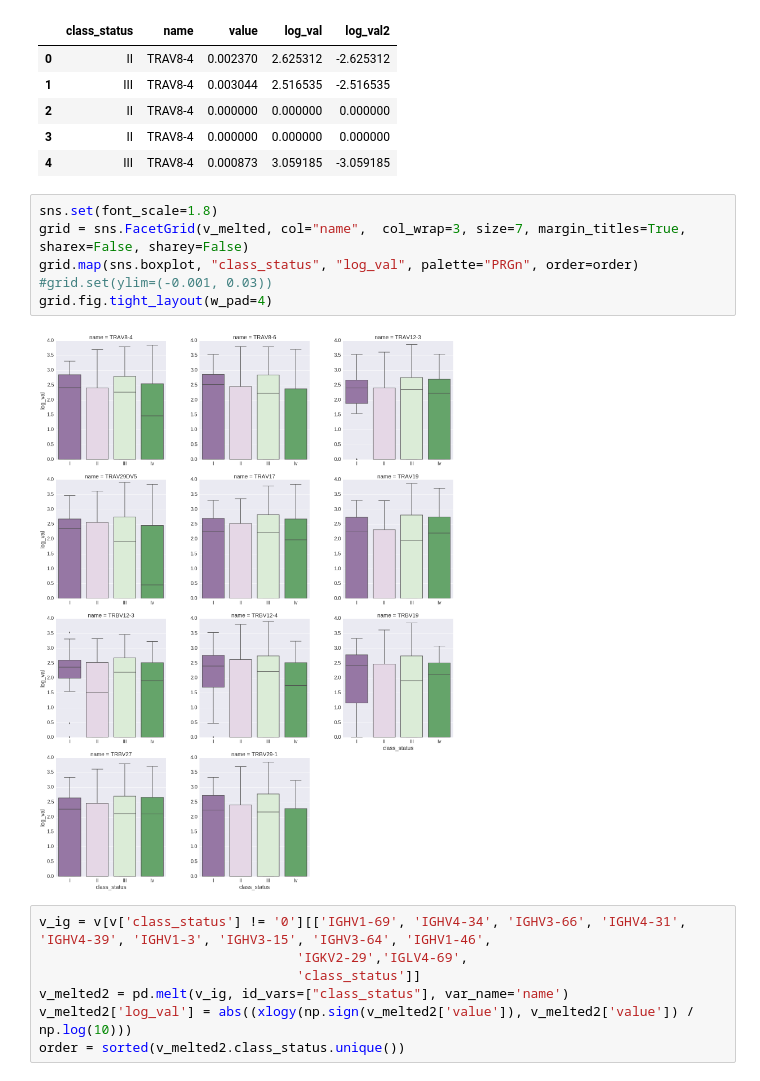
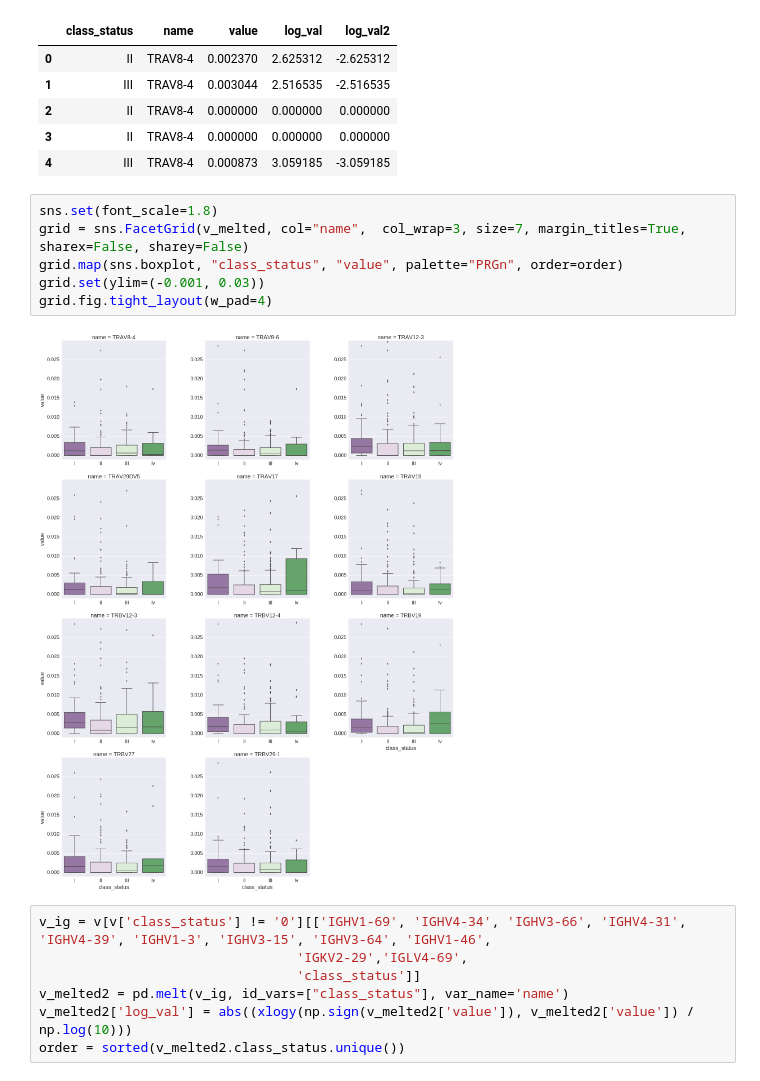
Before and after one commit to antigenomics/til-tcr-analysis, a Jupyter notebook: melanoma_2017/DecisionTree/13.04.17-18.04.17.ipynb, the cells around one changed output. Drawn from its saved outputs; the diff is of its cells as text.

```diff
--- a/melanoma_2017/DecisionTree/13.04.17-18.04.17.ipynb
+++ b/melanoma_2017/DecisionTree/13.04.17-18.04.17.ipynb
@@ -104,11 +109,11 @@ v_melted[0:5]
 # %%
 sns.set(font_scale=1.8)
 grid = sns.FacetGrid(v_melted, col="name",  col_wrap=3, size=7, margin_titles=True, sharex=False, sharey=False)
-grid.map(sns.boxplot, "class_status", "log_val", palette="PRGn", order=order)
-#grid.set(ylim=(-0.001, 0.03))
+grid.map(sns.boxplot, "class_status", "value", palette="PRGn", order=order)
+grid.set(ylim=(-0.001, 0.03))
 grid.fig.tight_layout(w_pad=4)
 # %% [output]
-[figure, old version]
+[figure, new version]
 # %%
 v_ig = v[v['class_status'] != '0'][['IGHV1-69', 'IGHV4-34', 'IGHV3-66', 'IGHV4-31', 'IGHV4-39', 'IGHV1-3', 'IGHV3-15', 'IGHV3-64', 'IGHV1-46',
                                  'IGKV2-29','IGLV4-69',
```
Also changed, not shown: parts of 9 cells of this notebook.
